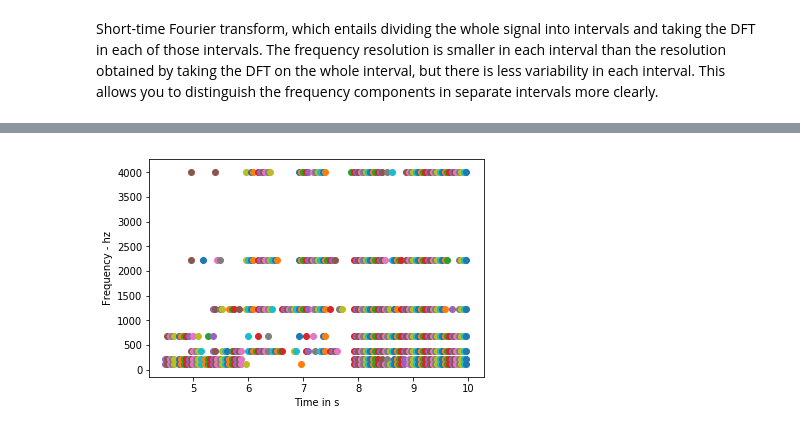
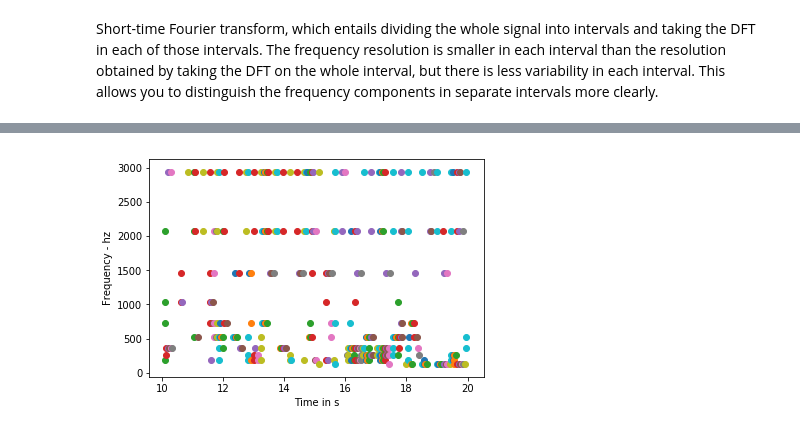
Before and after one commit to DomainFlag/DataScienceNotes, a Jupyter notebook: Audio Signal.ipynb, the cells around one changed output, grey strips where cells are left out. Cells and saved outputs as stored; diff of their text form; code cells hidden in the pictures.

```diff
--- a/Audio Signal.ipynb
+++ b/Audio Signal.ipynb
@@ -490,14 +506,14 @@ Band 6 - from 2211.923 hz to 4000.000 hz
 # %%
-t, f, Sxx = short_fourier.get_parameters()
-
-
 class MaxBands:
-    def __init__(self, data, band_builder, coef):
+    def __init__(self, short_fourier, band_builder, coef):
         # coefficient
         self.coef = coef
 
-        # data
-        self.data = data
+        # short fourier
+        self.short_fourier = short_fourier
+
+        # dft data
+        _, _, self.data = self.short_fourier.get_parameters()
 
         # band builder
         self.band_builder = band_builder
@@ -510,7 +526,7 @@ class MaxBands:
             max_band = self.band_builder.create_band()
 
             for index, value in enumerate(sample):
-                current_band = self.band_builder.get_band(index * short_fourier.get_spec().get_freq_resolution())
+                current_band = self.band_builder.get_band(index * self.short_fourier.get_spec().get_freq_res())
 
                 if current_band < self.band_builder.count:
                     max_band[current_band] = max(max_band[current_band], value)
@@ -522,6 +538,12 @@ class MaxBands:
     def get_average(self, bands):
         return np.average(bands, axis = 0)
 
+    def get_short_fourier(self):
+        return self.short_fourier
+
+    def get_data(self):
+        return self.data
+
     def get_bands(self):
         bands_max = self.get_max_bands()
 
@@ -532,19 +554,22 @@ class MaxBands:
 
         return bands_filtered
 
+    def show_bands(self):
+        filtered_bands = self.get_bands()
 
+        for index, values in enumerate(filtered_bands):
+            total_bands = len(values)
 
-max_bands = MaxBands(Sxx, band_builder, 1.05)
+            plt.scatter([self.short_fourier.start_time + index / self.short_fourier.get_spec().get_freq_res()]\
+                        * total_bands, values)
 
-filtered_bands = max_bands.get_bands()
-
-for index, values in enumerate(filtered_bands):
-    values_data = np.array(values).T
-    total_bands = values_data.shape[0]
-    plt.scatter([short_fourier.start_time + index / short_fourier.get_spec().get_freq_resolution()] * total_bands, values_data)
-
-plt.xlabel("Time in s")
-plt.ylabel("Frequency - hz")
-plt.show()
+        plt.xlabel("Time in s")
+        plt.ylabel("Frequency - hz")
+        plt.show()
-# %% [output]
-[figure, removed]
+# %%
+short_fourirer = ShortFourirer(2, 10, 20, 2048)
+band_builder = BandBuilder()
+max_bands = MaxBands(short_fourirer, band_builder, 1.085)
+max_bands.show_bands()
+# %% [output]
+[figure, added]
```
Also changed, not shown: parts of 9 cells of this notebook.
